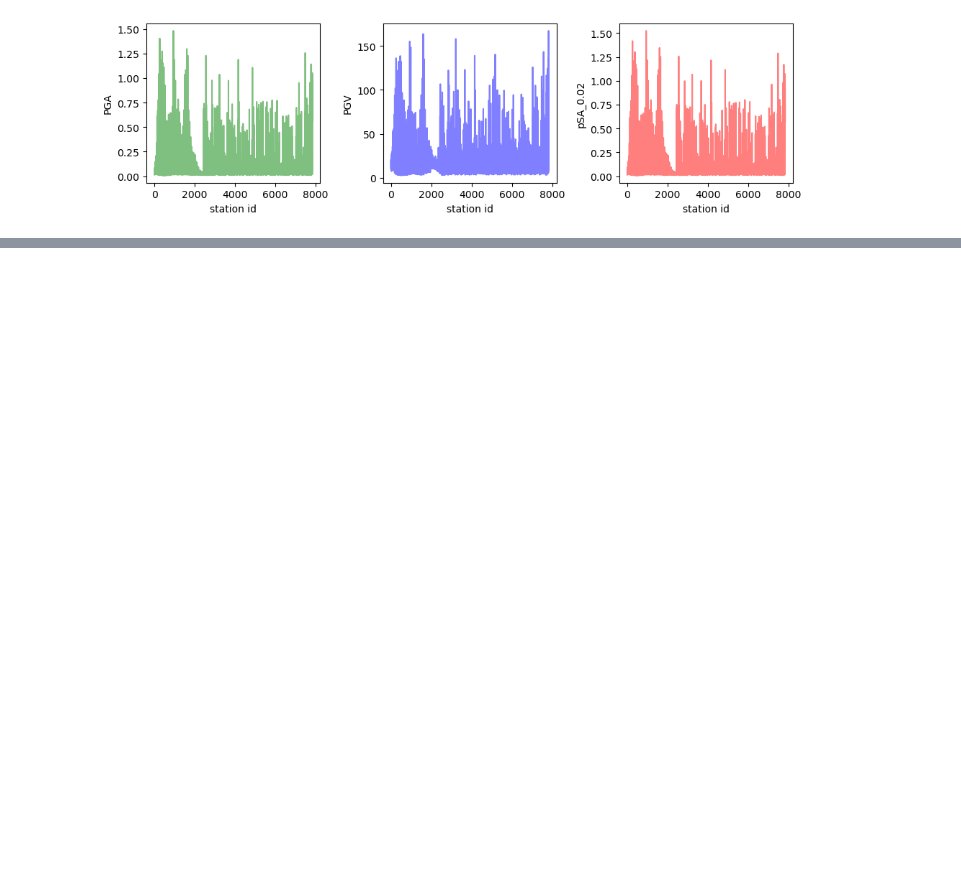
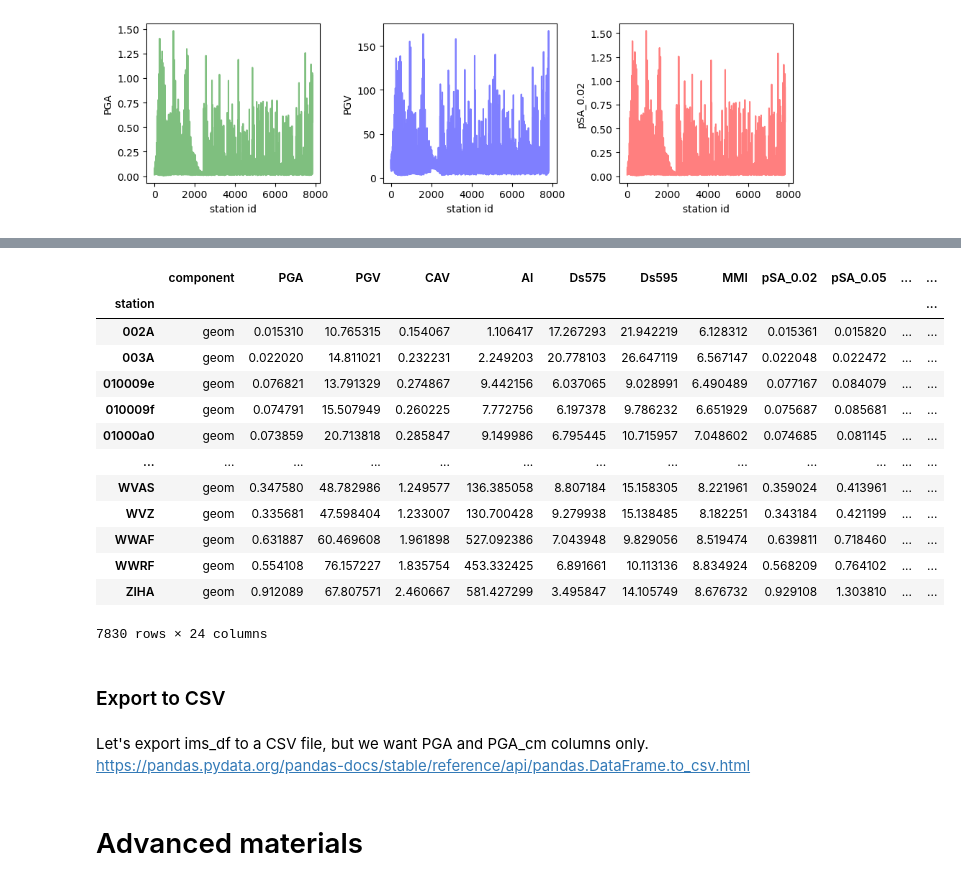
Before and after one commit to sungeunbae/python_tutorial, a Jupyter notebook: QuakeCoRE Python Workshop.ipynb, the cells around one changed output, grey strips where cells are left out. Saved outputs shown, nothing was run; the diff lists cells and outputs as text; code cells hidden in the pictures; blank space fills up the shorter version.

```diff
--- a/QuakeCoRE Python Workshop.ipynb
+++ b/QuakeCoRE Python Workshop.ipynb
@@ -570,0 +944,24 @@ import pandas as pd
+# %%
+ims_df['PGA_cm']=ims_df['PGA']*981
+# %%
+ims_df
+# %% [output]
+|  | component | PGA | PGV | CAV | AI | Ds575 | Ds595 | MMI | pSA_0.02 | pSA_0.05 | ... | ... |
+| station |  |  |  |  |  |  |  |  |  |  |  | ... |
+| 002A | geom | 0.015310 | 10.765315 | 0.154067 | 1.106417 | 17.267293 | 21.942219 | 6.128312 | 0.015361 | 0.015820 | ... | ... |
+| 003A | geom | 0.022020 | 14.811021 | 0.232231 | 2.249203 | 20.778103 | 26.647119 | 6.567147 | 0.022048 | 0.022472 | ... | ... |
+| 010009e | geom | 0.076821 | 13.791329 | 0.274867 | 9.442156 | 6.037065 | 9.028991 | 6.490489 | 0.077167 | 0.084079 | ... | ... |
+| 010009f | geom | 0.074791 | 15.507949 | 0.260225 | 7.772756 | 6.197378 | 9.786232 | 6.651929 | 0.075687 | 0.085681 | ... | ... |
+| 01000a0 | geom | 0.073859 | 20.713818 | 0.285847 | 9.149986 | 6.795445 | 10.715957 | 7.048602 | 0.074685 | 0.081145 | ... | ... |
+| ... | ... | ... | ... | ... | ... | ... | ... | ... | ... | ... | ... | ... |
+| WVAS | geom | 0.347580 | 48.782986 | 1.249577 | 136.385058 | 8.807184 | 15.158305 | 8.221961 | 0.359024 | 0.413961 | ... | ... |
+| WVZ | geom | 0.335681 | 47.598404 | 1.233007 | 130.700428 | 9.279938 | 15.138485 | 8.182251 | 0.343184 | 0.421199 | ... | ... |
+| WWAF | geom | 0.631887 | 60.469608 | 1.961898 | 527.092386 | 7.043948 | 9.829056 | 8.519474 | 0.639811 | 0.718460 | ... | ... |
+| WWRF | geom | 0.554108 | 76.157227 | 1.835754 | 453.332425 | 6.891661 | 10.113136 | 8.834924 | 0.568209 | 0.764102 | ... | ... |
+| ZIHA | geom | 0.912089 | 67.807571 | 2.460667 | 581.427299 | 3.495847 | 14.105749 | 8.676732 | 0.929108 | 1.303810 | ... | ... |
+7830 rows × 24 columns
+# %% [markdown]
+### Export to CSV
+# %% [markdown]
+Let's export ims_df to a CSV file, but we want PGA and PGA_cm columns only.
+https://pandas.pydata.org/pandas-docs/stable/reference/api/pandas.DataFrame.to_csv.html
@@ -570,0 +970,2 @@ import pandas as pd
+# %% [markdown]
+# Advanced materials
```
Also changed, not shown: parts of 86 cells of this notebook, 1 other file.
